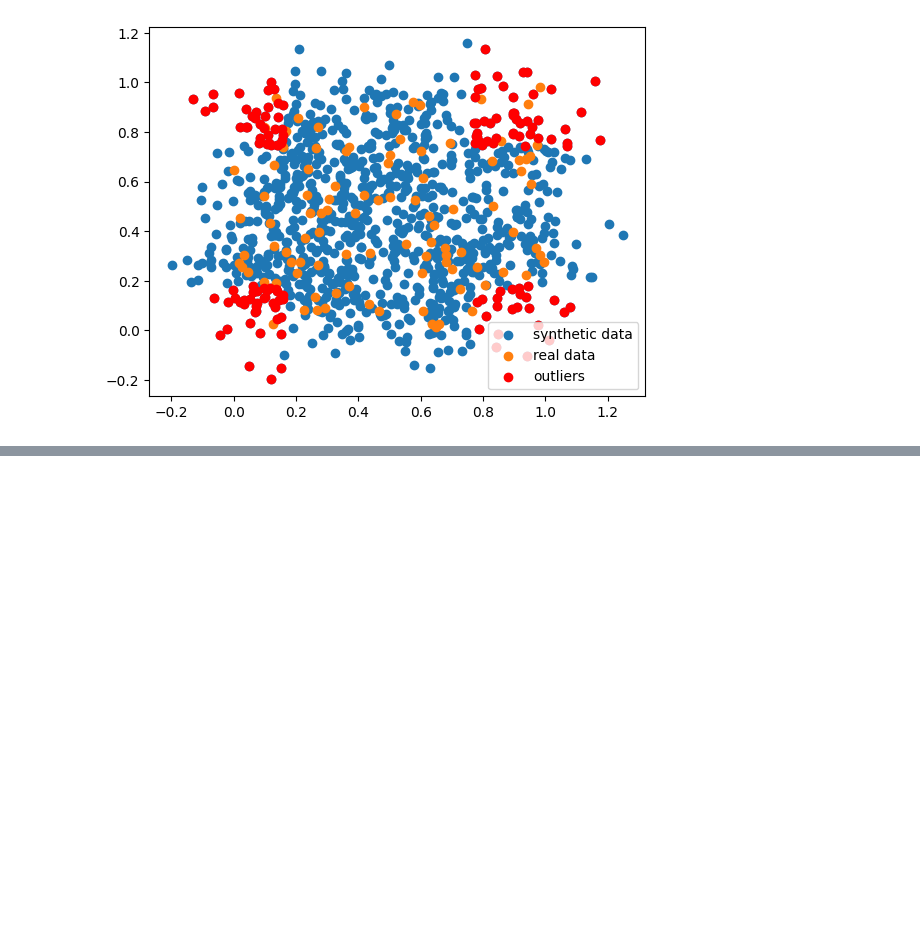
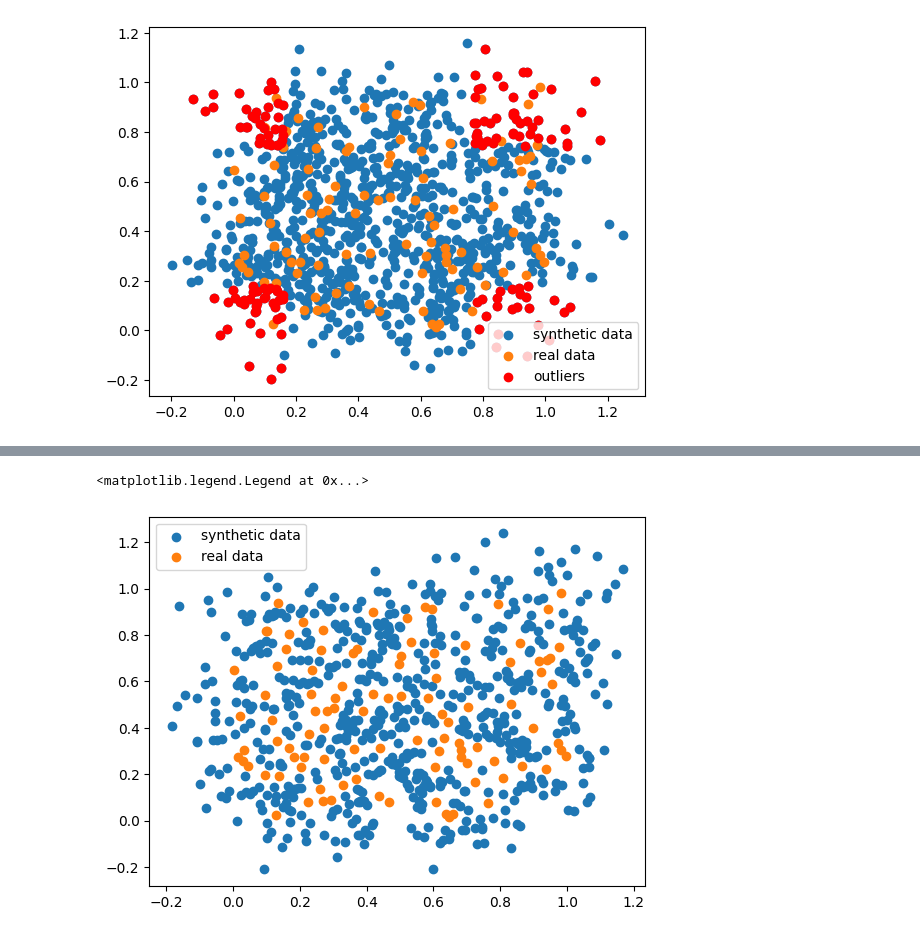
Before and after one commit to sbland/synthetic_data_notebooks, a Jupyter notebook: notebooks/fidelity_modeller.ipynb, the cells around one changed output, grey strips where cells are left out. Drawn from its saved outputs; the diff is of its cells as text; code cells hidden in the pictures; blank space fills up the shorter version.

```diff
--- a/notebooks/fidelity_modeller.ipynb
+++ b/notebooks/fidelity_modeller.ipynb
@@ -99 +95,19 @@ x
 [figure]
+# %%
+# Remove points that are close to real points
+def remove_close_points(real_data, synthetic_data, distance=0.04):
+    # calculate the distance between the real and synthetic data
+    distance_matrix = np.linalg.norm(real_data.values[:, None] - synthetic_data.values, axis=2)
+    # identify the points that are close to the real data
+    close_points = distance_matrix.min(axis=0) < distance
+    synthetic_data[close_points] = np.nan
+    return synthetic_data
+example_data = generate_synthetic_data(real_data)
+example_data = remove_close_points(real_data, example_data)
+# plot synthetic data
+plt.scatter(example_data['x'], example_data['y'], label='synthetic data')
+plt.scatter(real_data['x'], real_data['y'], label='real data')
+plt.legend()
+# %% [output]
+<matplotlib.legend.Legend at 0x...>
+[figure, added]
```
Also changed, not shown: parts of 4 cells of this notebook.
